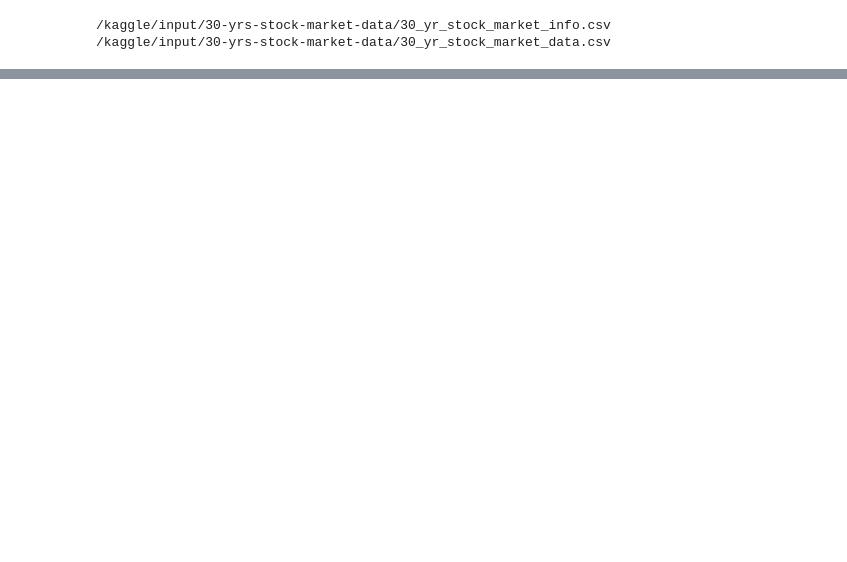
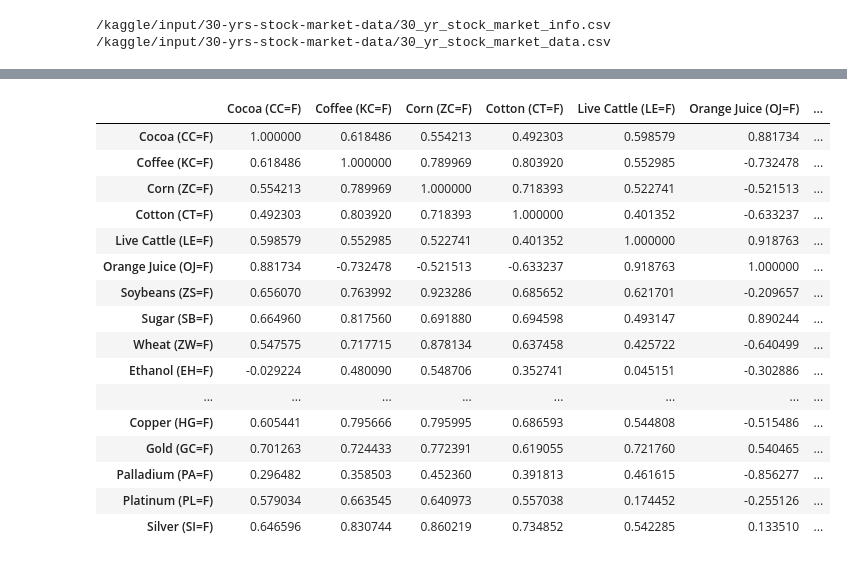
Before and after one commit to seancary62/historic-stock-market-exploration, a Jupyter notebook: historic-stock-market-exploration.ipynb, the cells around one changed output, grey strips where cells are left out. Drawn from its saved outputs; the diff is of its cells as text; code cells hidden in the pictures; blank space fills up the shorter version.

```diff
--- a/historic-stock-market-exploration.ipynb
+++ b/historic-stock-market-exploration.ipynb
@@ -21,0 +119,24 @@ for dirname, _, filenames in os.walk('/kaggle/input'):
+# %%
+# Get market correlation for commodities
+
+df_market_data[['Cocoa (CC=F)', 'Coffee (KC=F)', 'Corn (ZC=F)', 'Cotton (CT=F)', 'Live Cattle (LE=F)', 'Orange Juice (OJ=F)', 'Soybeans (ZS=F)',
+                'Sugar (SB=F)', 'Wheat (ZW=F)', 'Ethanol (EH=F)', 'Heating Oil (HO=F)', 'Natural Gas (NG=F)', 'Crude Oil-Brent (BZ=F)', 'Crude Oil-WTI (CL=F)',
+                'Copper (HG=F)', 'Gold (GC=F)', 'Palladium (PA=F)', 'Platinum (PL=F)', 'Silver (SI=F)']].corr()
+# %% [output]
+|  | Cocoa (CC=F) | Coffee (KC=F) | Corn (ZC=F) | Cotton (CT=F) | Live Cattle (LE=F) | Orange Juice (OJ=F) | ... |
+| Cocoa (CC=F) | 1.000000 | 0.618486 | 0.554213 | 0.492303 | 0.598579 | 0.881734 | ... |
+| Coffee (KC=F) | 0.618486 | 1.000000 | 0.789969 | 0.803920 | 0.552985 | -0.732478 | ... |
+| Corn (ZC=F) | 0.554213 | 0.789969 | 1.000000 | 0.718393 | 0.522741 | -0.521513 | ... |
+| Cotton (CT=F) | 0.492303 | 0.803920 | 0.718393 | 1.000000 | 0.401352 | -0.633237 | ... |
+| Live Cattle (LE=F) | 0.598579 | 0.552985 | 0.522741 | 0.401352 | 1.000000 | 0.918763 | ... |
+| Orange Juice (OJ=F) | 0.881734 | -0.732478 | -0.521513 | -0.633237 | 0.918763 | 1.000000 | ... |
+| Soybeans (ZS=F) | 0.656070 | 0.763992 | 0.923286 | 0.685652 | 0.621701 | -0.209657 | ... |
+| Sugar (SB=F) | 0.664960 | 0.817560 | 0.691880 | 0.694598 | 0.493147 | 0.890244 | ... |
+| Wheat (ZW=F) | 0.547575 | 0.717715 | 0.878134 | 0.637458 | 0.425722 | -0.640499 | ... |
+| Ethanol (EH=F) | -0.029224 | 0.480090 | 0.548706 | 0.352741 | 0.045151 | -0.302886 | ... |
+| ... | ... | ... | ... | ... | ... | ... | ... |
+| Copper (HG=F) | 0.605441 | 0.795666 | 0.795995 | 0.686593 | 0.544808 | -0.515486 | ... |
+| Gold (GC=F) | 0.701263 | 0.724433 | 0.772391 | 0.619055 | 0.721760 | 0.540465 | ... |
+| Palladium (PA=F) | 0.296482 | 0.358503 | 0.452360 | 0.391813 | 0.461615 | -0.856277 | ... |
+| Platinum (PL=F) | 0.579034 | 0.663545 | 0.640973 | 0.557038 | 0.174452 | -0.255126 | ... |
+| Silver (SI=F) | 0.646596 | 0.830744 | 0.860219 | 0.734852 | 0.542285 | 0.133510 | ... |
```
Also changed, not shown: parts of 14 cells of this notebook.
